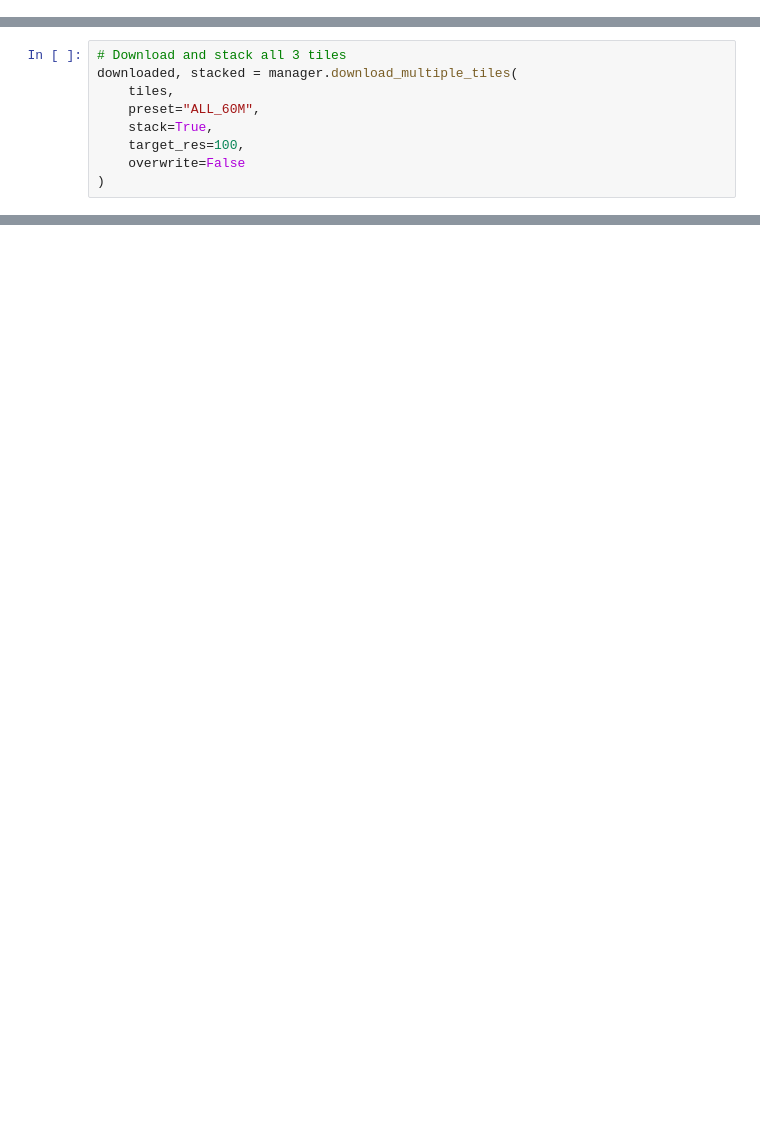
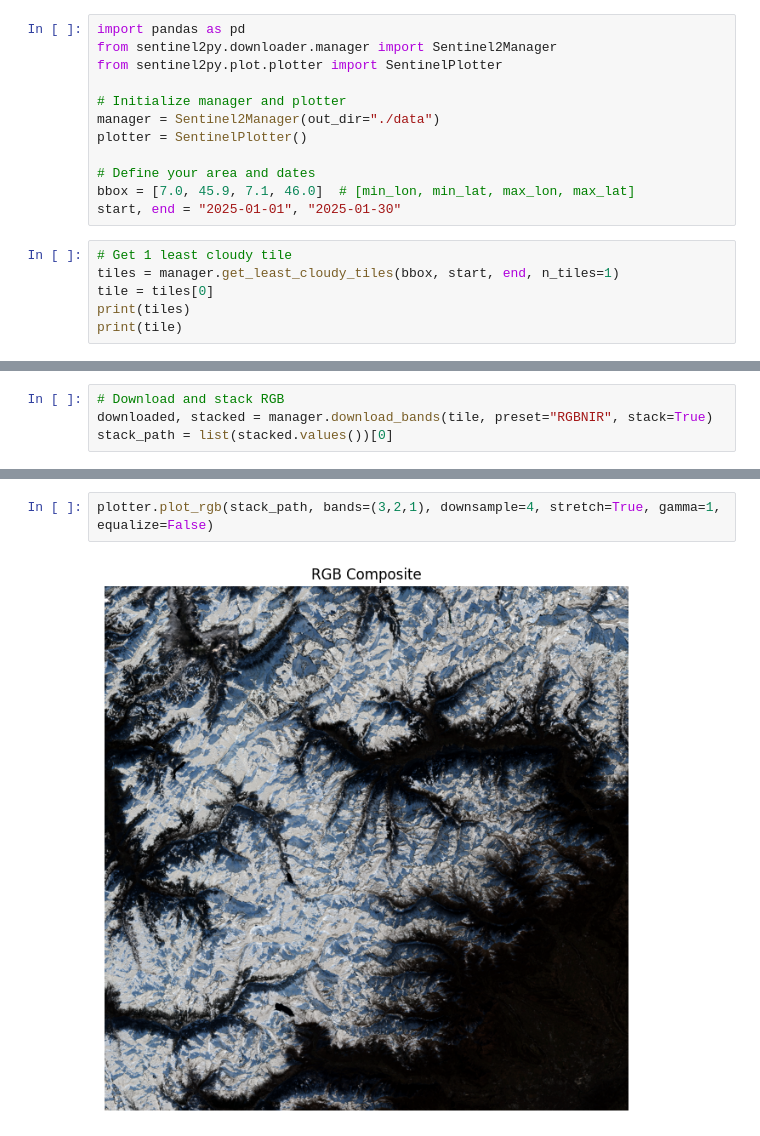
Before and after one commit to capizziemanuele/sentinel2py, a Jupyter notebook: test.ipynb, the cells around one changed output, grey strips where cells are left out. Drawn from its saved outputs; the diff is of its cells as text; blank space fills up the shorter version.

Commit message:
big improvements and plotting

```diff
--- a/test.ipynb
+++ b/test.ipynb
@@ -64,0 +1,18 @@ Index | Tile ID         | Date         | Cloud %
+# %%
+import pandas as pd
+from sentinel2py.downloader.manager import Sentinel2Manager
+from sentinel2py.plot.plotter import SentinelPlotter
+
+# Initialize manager and plotter
+manager = Sentinel2Manager(out_dir="./data")
+plotter = SentinelPlotter()
+
+# Define your area and dates
+bbox = [7.0, 45.9, 7.1, 46.0]  # [min_lon, min_lat, max_lon, max_lat]
+start, end = "2025-01-01", "2025-01-30"
+# %%
+# Get 1 least cloudy tile
+tiles = manager.get_least_cloudy_tiles(bbox, start, end, n_tiles=1)
+tile = tiles[0]
+print(tiles)
+print(tile)
@@ -65,10 +22,5 @@ Index | Tile ID         | Date         | Cloud %
 # %%
-# Download and stack all 3 tiles
-downloaded, stacked = manager.download_multiple_tiles(
-    tiles,
-    preset="ALL_60M",
-    stack=True,
-    target_res=100,
-    overwrite=False
-)
+# Download and stack RGB
+downloaded, stacked = manager.download_bands(tile, preset="RGBNIR", stack=True)
+stack_path = list(stacked.values())[0]
 # %% [output]
@@ -120,0 +29,4 @@ Successfully installed altair-6.0.0 blinker-1.9.0 cachetools-6.2.4 gitdb-4.0.12
+# %%
+plotter.plot_rgb(stack_path, bands=(3,2,1), downsample=4, stretch=True, gamma=1, equalize=False)
+# %% [output]
+[figure, added]
```
Also changed, not shown: parts of 19 cells of this notebook, 6 other files.
